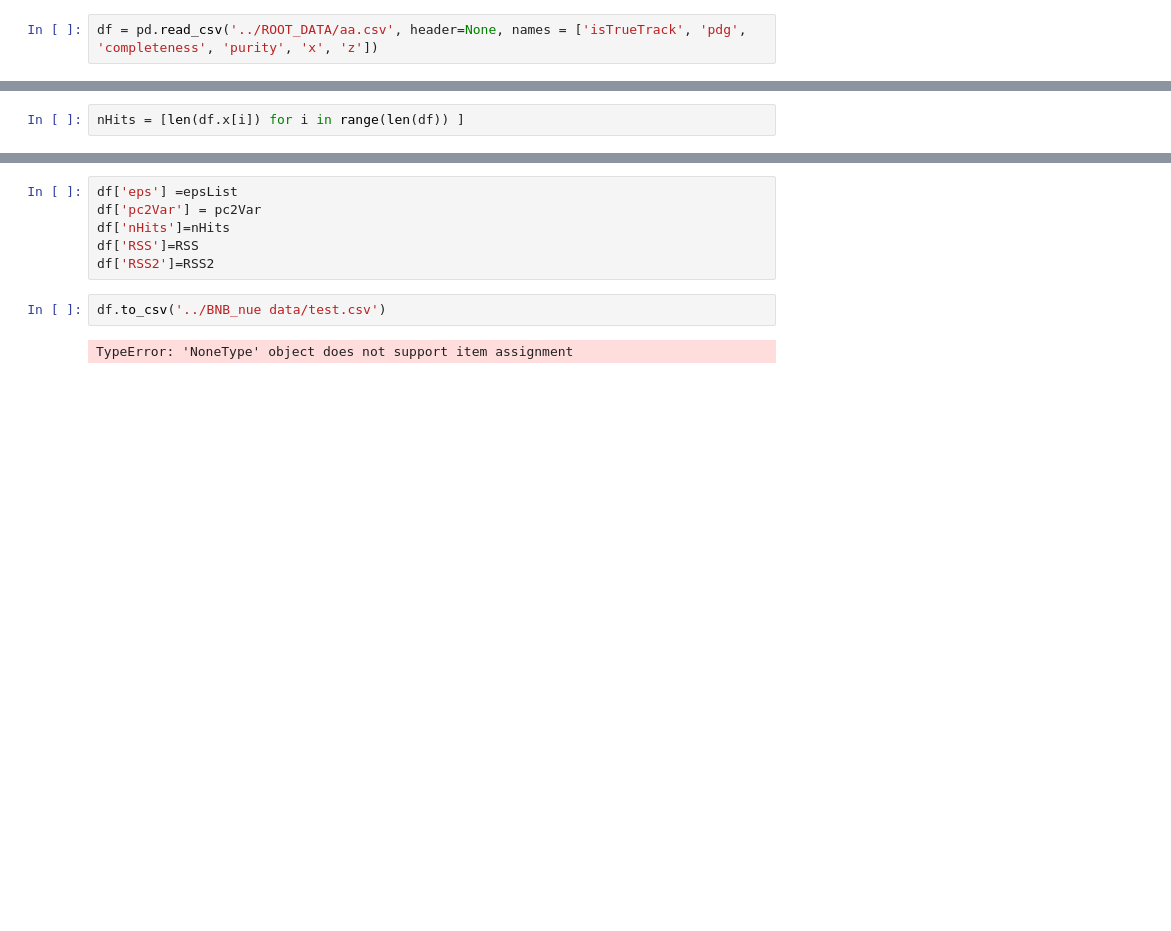
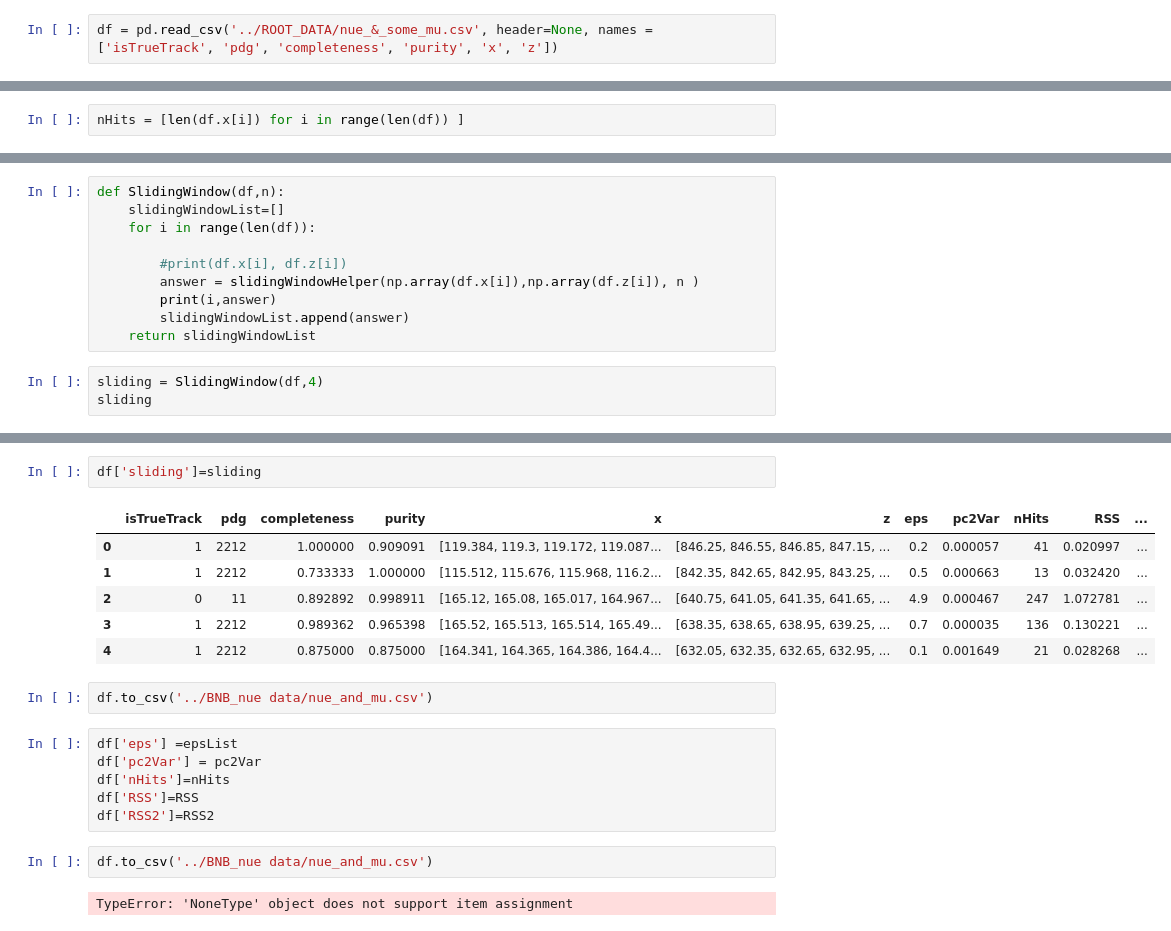
Before and after one commit to daanyaal1/Pandora-Masters-Project, a Jupyter notebook: Code/full_data_preprocessing (latest).ipynb, the cells around one changed output, grey strips where cells are left out. Saved outputs shown, nothing was run; the diff lists cells and outputs as text; blank space fills up the shorter version.

```diff
--- a/Code/full_data_preprocessing (latest).ipynb
+++ b/Code/full_data_preprocessing (latest).ipynb
@@ -12,7 +12,7 @@ from sklearn.preprocessing import StandardScaler
 import matplotlib.pyplot as plt
 from sklearn.cluster import DBSCAN
 # %%
-df = pd.read_csv('../ROOT_DATA/aa.csv', header=None, names = ['isTrueTrack', 'pdg', 'completeness', 'purity', 'x', 'z'])
+df = pd.read_csv('../ROOT_DATA/nue_&_some_mu.csv', header=None, names = ['isTrueTrack', 'pdg', 'completeness', 'purity', 'x', 'z'])
 # %%
 df.head()
 # %% [output]
@@ -156,0 +226,13 @@ nHits = [len(df.x[i]) for i in range(len(df)) ]
+# %%
+def SlidingWindow(df,n):
+    slidingWindowList=[]
+    for i in range(len(df)):
+
+        #print(df.x[i], df.z[i])
+        answer = slidingWindowHelper(np.array(df.x[i]),np.array(df.z[i]), n )
+        print(i,answer)
+        slidingWindowList.append(answer)
+    return slidingWindowList
+# %%
+sliding = SlidingWindow(df,4)
+sliding
@@ -157,3 +286,14 @@ nHits = [len(df.x[i]) for i in range(len(df)) ]
+# %%
+df['sliding']=sliding
+# %% [output]
+|  | isTrueTrack | pdg | completeness | purity | x | z | eps | pc2Var | nHits | RSS | ... |
+| 0 | 1 | 2212 | 1.000000 | 0.909091 | [119.384, 119.3, 119.172, 119.087... | [846.25, 846.55, 846.85, 847.15, ... | 0.2 | 0.000057 | 41 | 0.020997 | ... |
+| 1 | 1 | 2212 | 0.733333 | 1.000000 | [115.512, 115.676, 115.968, 116.2... | [842.35, 842.65, 842.95, 843.25, ... | 0.5 | 0.000663 | 13 | 0.032420 | ... |
+| 2 | 0 | 11 | 0.892892 | 0.998911 | [165.12, 165.08, 165.017, 164.967... | [640.75, 641.05, 641.35, 641.65, ... | 4.9 | 0.000467 | 247 | 1.072781 | ... |
+| 3 | 1 | 2212 | 0.989362 | 0.965398 | [165.52, 165.513, 165.514, 165.49... | [638.35, 638.65, 638.95, 639.25, ... | 0.7 | 0.000035 | 136 | 0.130221 | ... |
+| 4 | 1 | 2212 | 0.875000 | 0.875000 | [164.341, 164.365, 164.386, 164.4... | [632.05, 632.35, 632.65, 632.95, ... | 0.1 | 0.001649 | 21 | 0.028268 | ... |
+# %%
+df.to_csv('../BNB_nue data/nue_and_mu.csv')
 # %%
 df['eps'] =epsList
 df['pc2Var'] = pc2Var
@@ -161,7 +301,7 @@ df['nHits']=nHits
 df['RSS']=RSS
 df['RSS2']=RSS2
 # %%
-df.to_csv('../BNB_nue data/test.csv')
+df.to_csv('../BNB_nue data/nue_and_mu.csv')
 # %%
 # %% [output]
 TypeError: 'NoneType' object does not support item assignment
```
Also changed, not shown: parts of 11 cells of this notebook, 3 other files.
